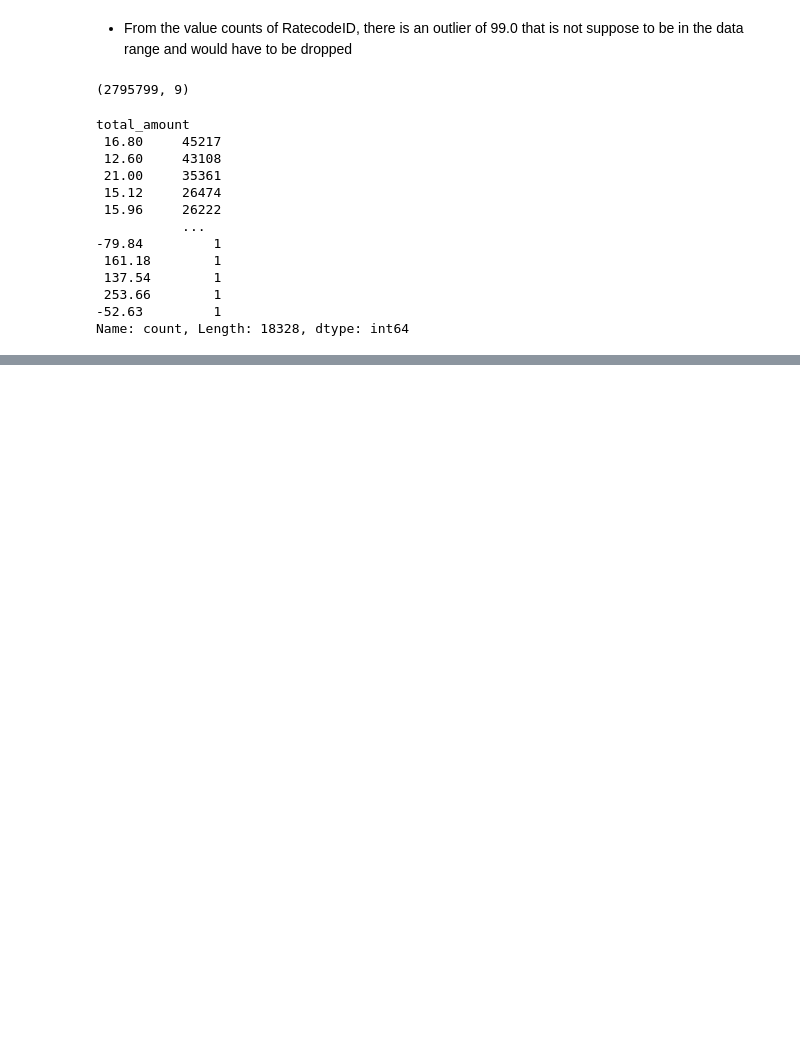
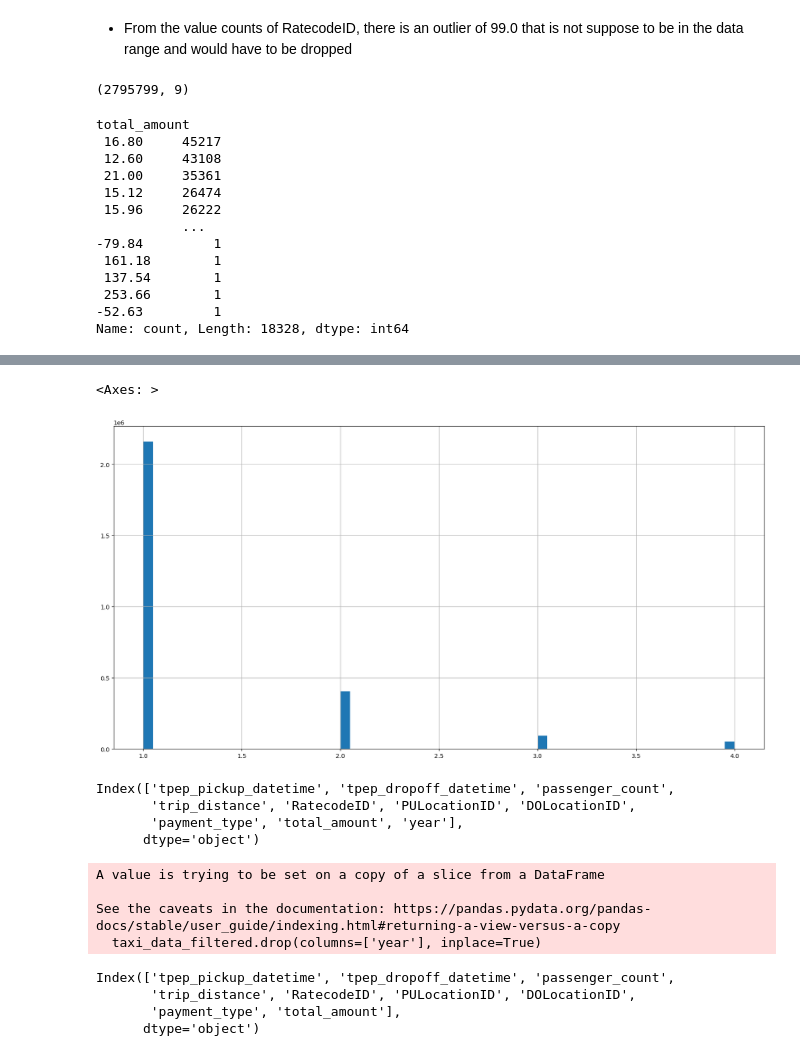
Before and after one commit to Tandoh3/New-York-Taxi-Analysis, a Jupyter notebook: Presentable Notebook.ipynb, the cells around one changed output, grey strips where cells are left out. Saved outputs shown, nothing was run; the diff lists cells and outputs as text; code cells hidden in the pictures; blank space fills up the shorter version.

```diff
--- a/Presentable Notebook.ipynb
+++ b/Presentable Notebook.ipynb
@@ -456,0 +483,5 @@ NameError: name 'df' is not defined
+# %%
+mask = ~taxi_data_filtered['passenger_count'].isin([5.0, 6.0, 7.0, 8.0, 9.0])
+
+taxi_data_filtered = taxi_data_filtered[mask]
+taxi_data_filtered.head()
@@ -456,0 +495,26 @@ NameError: name 'df' is not defined
+# %%
+taxi_data_filtered['passenger_count'].hist(figsize=(20, 10), bins=60)
+# %% [output]
+<Axes: >
+[figure, added]
+# %%
+taxi_data_filtered.columns
+# %% [output]
+Index(['tpep_pickup_datetime', 'tpep_dropoff_datetime', 'passenger_count',
+       'trip_distance', 'RatecodeID', 'PULocationID', 'DOLocationID',
+       'payment_type', 'total_amount', 'year'],
+      dtype='object')
+# %%
+taxi_data_filtered.drop(columns=['year'], inplace=True)
+# %% [output]
+A value is trying to be set on a copy of a slice from a DataFrame
+
+See the caveats in the documentation: https://pandas.pydata.org/pandas-docs/stable/user_guide/indexing.html#returning-a-view-versus-a-copy
+  taxi_data_filtered.drop(columns=['year'], inplace=True)
+# %%
+taxi_data_filtered.columns
+# %% [output]
+Index(['tpep_pickup_datetime', 'tpep_dropoff_datetime', 'passenger_count',
+       'trip_distance', 'RatecodeID', 'PULocationID', 'DOLocationID',
+       'payment_type', 'total_amount'],
+      dtype='object')
```
Also changed, not shown: parts of 37 cells of this notebook.
